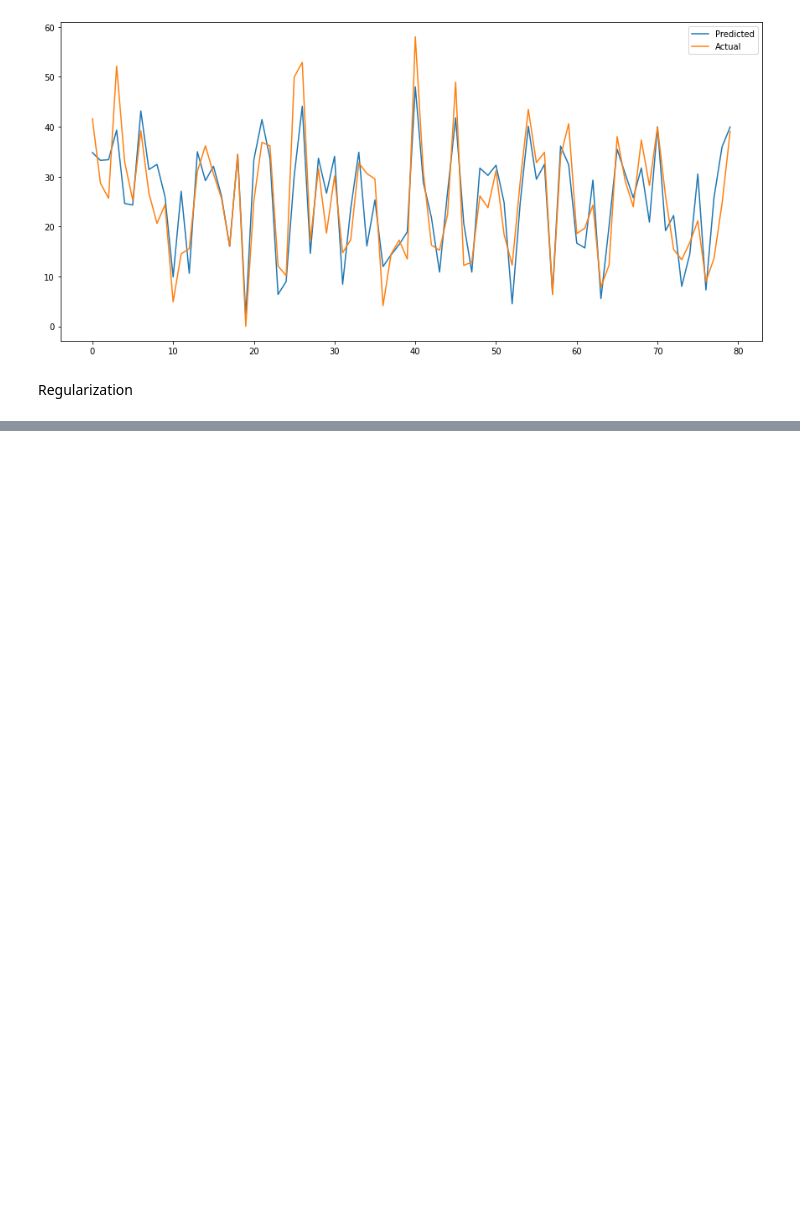
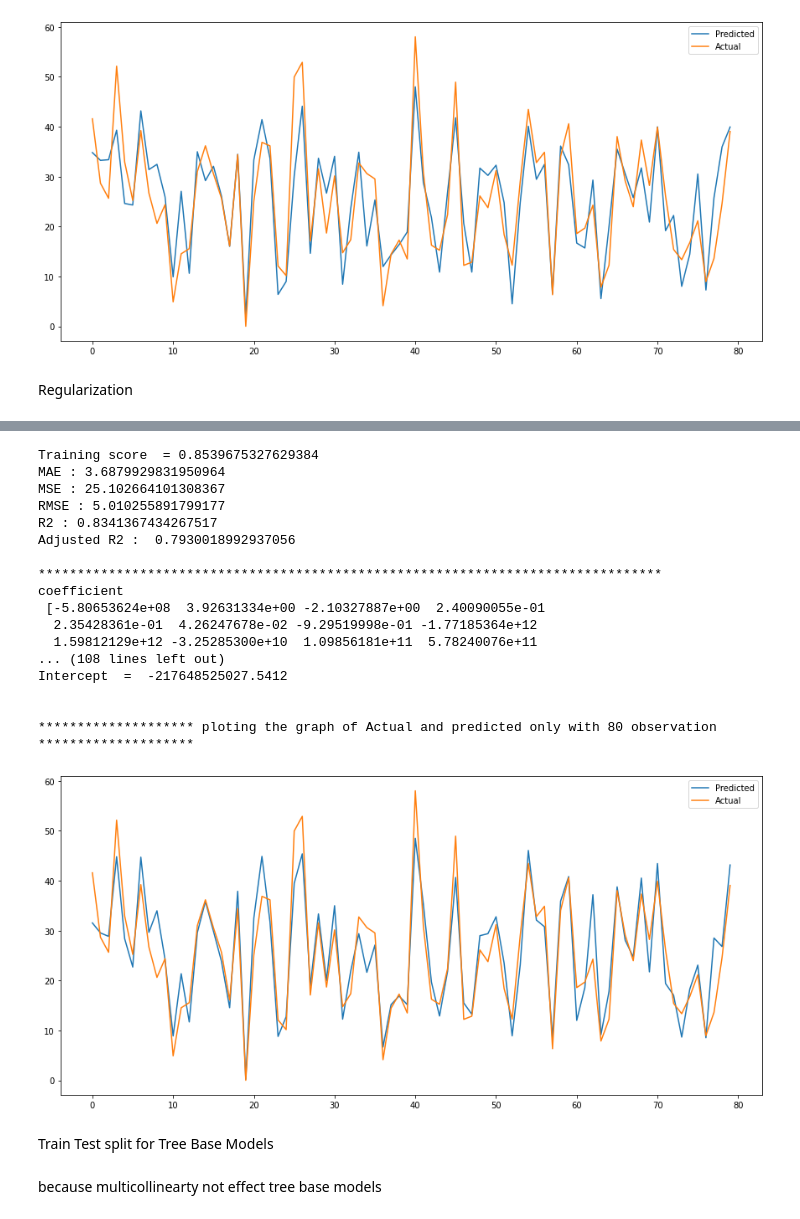
Before and after one commit to fathimajafir/Seoul-Bike-Sharing-Demand-Prediction, a Jupyter notebook: Copy_of_Bike_Sharing_Demand_Prediction_Capstone_Project.ipynb, the cells around one changed output, grey strips where cells are left out. Cells and saved outputs as stored; diff of their text form; code cells hidden in the pictures; blank space fills up the shorter version.

```diff
--- a/Copy_of_Bike_Sharing_Demand_Prediction_Capstone_Project.ipynb
+++ b/Copy_of_Bike_Sharing_Demand_Prediction_Capstone_Project.ipynb
@@ -715,0 +776,30 @@ Regularization
+# %%
+poly = PolynomialFeatures(2) #creating variable with degree 2
+poly_X_train = poly.fit_transform(X_train_trans) # fit the train set
+poly_X_test = poly.transform(X_test_trans) #transform the test set
+# %%
+# fit and evaluate model with score_matrix function
+score_metrix(LinearRegression(), poly_X_train,poly_X_test,y_train,y_test)
+# %% [output]
+Training score  = 0.8539675327629384
+MAE : 3.6879929831950964
+MSE : 25.102664101308367
+RMSE : 5.010255891799177
+R2 : 0.8341367434267517
+Adjusted R2 :  0.7930018992937056
+
+********************************************************************************
+coefficient
+ [-5.80653624e+08  3.92631334e+00 -2.10327887e+00  2.40090055e-01
+  2.35428361e-01  4.26247678e-02 -9.29519998e-01 -1.77185364e+12
+  1.59812129e+12 -3.25285300e+10  1.09856181e+11  5.78240076e+11
+... (108 lines left out)
+Intercept  =  -217648525027.5412
+
+
+******************** ploting the graph of Actual and predicted only with 80 observation ********************
+[figure, added]
+# %% [markdown]
+Train Test split for Tree Base Models
+# %% [markdown]
+because multicollinearty not effect tree base models
```
Also changed, not shown: parts of 21 cells of this notebook.
